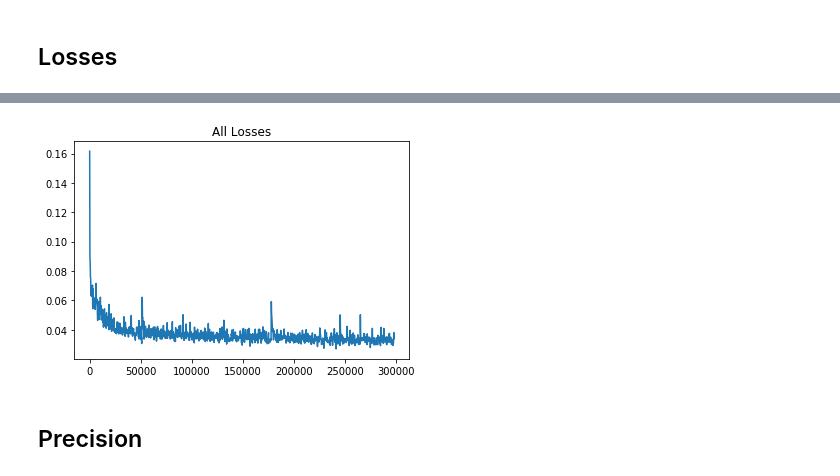
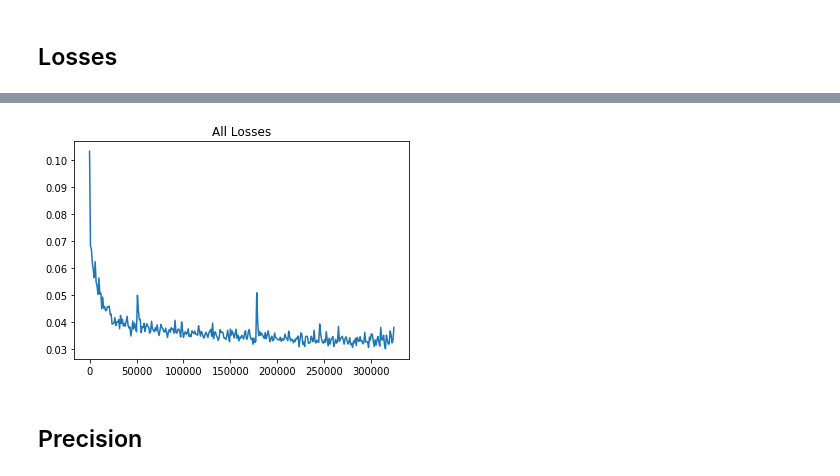
Before and after one commit to antoniojkim/Fast-SCNN, a Jupyter notebook: parse_logs.ipynb, the cells around one changed output, grey strips where cells are left out. Drawn from its saved outputs; the diff is of its cells as text; code cells hidden in the pictures.

```diff
--- a/parse_logs.ipynb
+++ b/parse_logs.ipynb
@@ -51,12 +51,12 @@ plt.show()
 # %%
 all_losses = [loss for l in losses for loss in l]
-group = 250
+group = 1000
 all_losses = [np.mean(all_losses[i:i+group]) for i in range(0, len(all_losses), group)]
 plt.plot(range(0, group*len(all_losses), group), all_losses)
 plt.title("All Losses")
 plt.show()
 # %% [output]
-[figure, old version]
+[figure, new version]
 # %% [markdown]
 ## Precision
 # %%
```
Also changed, not shown: parts of 11 cells of this notebook, 2 other files.
